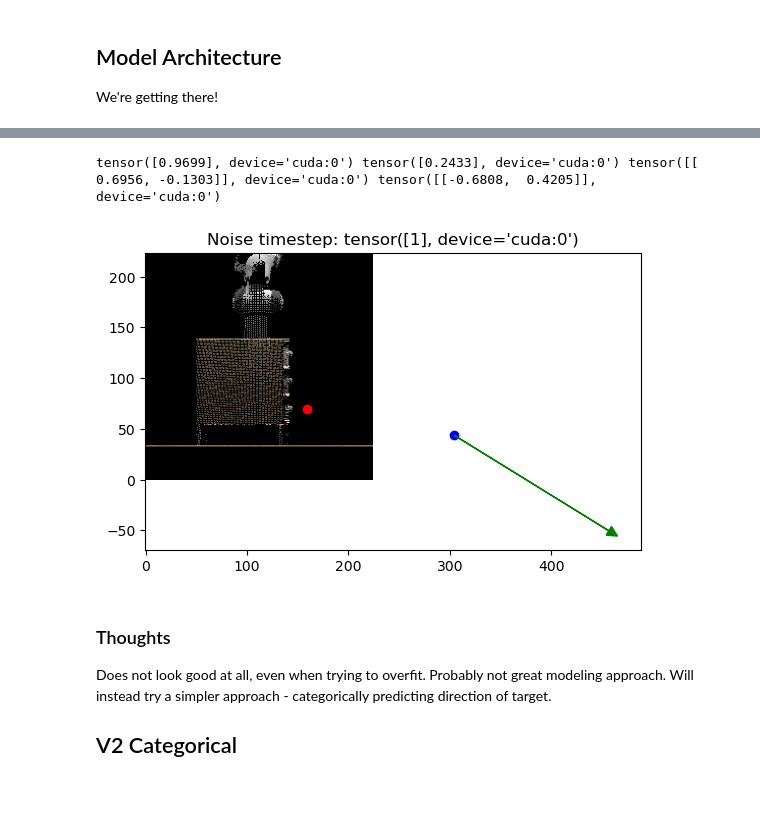
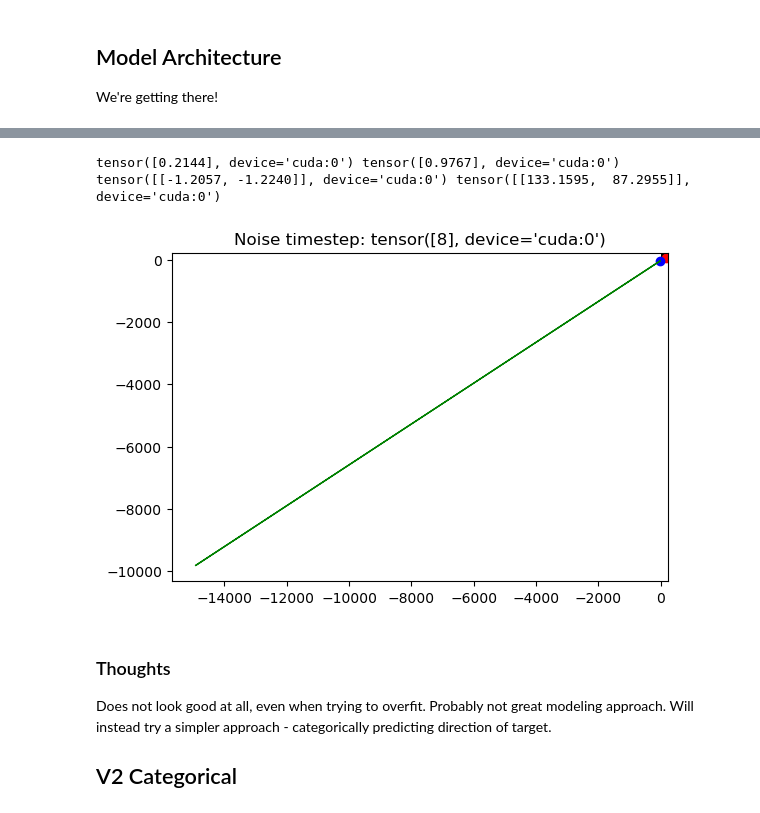
Before and after one commit to myfatemi04/robots-spring-2024, a Jupyter notebook: state_space_diffusion/test_state_space_diffusion.ipynb, the cells around one changed output, grey strips where cells are left out. Drawn from its saved outputs; the diff is of its cells as text; code cells hidden in the pictures.

```diff
--- a/state_space_diffusion/test_state_space_diffusion.ipynb
+++ b/state_space_diffusion/test_state_space_diffusion.ipynb
@@ -194,41 +204,48 @@ plt.show()
 # %%
 # Let's plot the predictions.
 import matplotlib.pyplot as plt
 
 with torch.no_grad():
     image = dataset[0][0].unsqueeze(0)
     position = dataset[0][1].unsqueeze(0)
-
-    # Normalize position
-    position_normalized = (position - 112.0) / 224.0
+    pixel_values = clip_processor(images=image, return_tensors="pt", do_rescale=False).to(device=device).pixel_values
 
     timestep = torch.randint(0, 10, (position.shape[0],)).to(device)
-    noise = torch.randn_like(position.float()) * 0.5
 
-    noisy_position = sqrt_alphas_cumprod[timestep].unsqueeze(-1) * position_normalized + alphas_cumprod[timestep].unsqueeze(-1) * noise
+    # std.dev of noise
+    CENTER = 112.0
+    IMG_SCALING = 224.0 / 2
+    sigma = sqrt_one_minus_alphas_cumprod[timestep].unsqueeze(-1) * IMG_SCALING
+    noise = torch.randn_like(position.float())
+
+    # this position is in pixel space.
+    # decay the position towards the center of the image.
+    position_with_signal_decayed = CENTER + sqrt_alphas_cumprod[timestep].unsqueeze(-1) * (position - CENTER)
+    noisy_position = position_with_signal_decayed + sigma * noise
 
     # Need to condition on timestep
-    prediction = diffuser.forward(pixel_values, noisy_position, timestep)
+    prediction = diffuser.forward(pixel_values, noisy_position, sigma)
 
     print(sqrt_alphas_cumprod[timestep], sqrt_one_minus_alphas_cumprod[timestep], noise, prediction)
 
-noisy_position_denormalized = noisy_position * 224 + 112
+noisy_position_denormalized = noisy_position
 
 # Visualize
 plt.title("Noise timestep: " + str(timestep))
 plt.imshow(image.cpu()[0].permute(1, 2, 0).flip(0), origin='lower')
 plt.scatter(position[0, 0].item(), position[0, 1].item(), c='r')
 
 noisy_x = noisy_position_denormalized[0, 0].item()
 noisy_y = noisy_position_denormalized[0, 1].item()
 
 plt.scatter(noisy_x, noisy_y, c='b')
 # draw arrow in opposite direction of noise_pred, from noisy_position
-plt.arrow(noisy_x, noisy_y, -prediction[0, 0].item() * 224, -prediction[0, 1].item() * 224, head_width=10, head_length=10, fc='g', ec='g')
+noise_x, noise_y = prediction[0].cpu() * 112.0
+plt.arrow(noisy_x, noisy_y, -noise_x, -noise_y, head_width=10, head_length=10, fc='g', ec='g')
 plt.show()
 # %% [output]
-tensor([0.9699], device='cuda:0') tensor([0.2433], device='cuda:0') tensor([[ 0.6956, -0.1303]], device='cuda:0') tensor([[-0.6808,  0.4205]], device='cuda:0')
+tensor([0.2144], device='cuda:0') tensor([0.9767], device='cuda:0') tensor([[-1.2057, -1.2240]], device='cuda:0') tensor([[133.1595,  87.2955]], device='cuda:0')
-[figure, old version]
+[figure, new version]
 # %% [markdown]
 ### Thoughts
 
```
Also changed, not shown: parts of 9 cells of this notebook, 2 other files.
